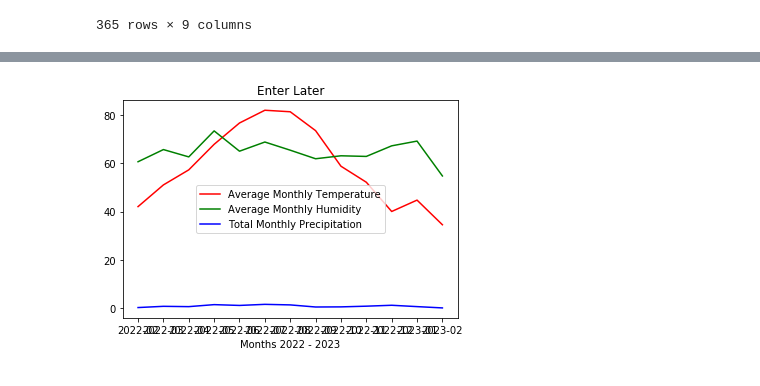
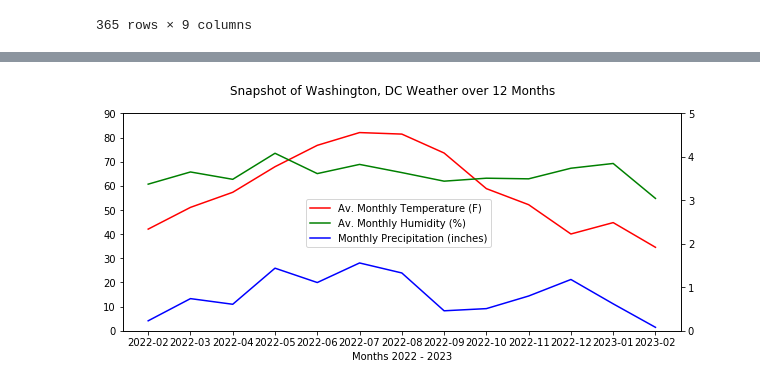
Before and after one commit to b-wild/Project_One_Group_2, a Jupyter notebook: Question_2.ipynb, the cells around one changed output, grey strips where cells are left out. Drawn from its saved outputs; the diff is of its cells as text; code cells hidden in the pictures.

```diff
--- a/Question_2.ipynb
+++ b/Question_2.ipynb
@@ -94,4 +77,4 @@ Name: avgtemp_f, dtype: float64
 # %%
-weather_monthlyH = weather_day.groupby("Year-Month").mean()["avghumidity"]
-weather_monthlyH
+weather_monthlyH = weather_day.groupby("Year-Month").mean()[["avghumidity"]]
+weather_monthlyH.index
 # %% [output]
@@ -113,4 +85,4 @@ Name: avghumidity, dtype: float64
 # %%
-weather_monthlyP = weather_day.groupby("Year-Month").sum()["totalprecip_in"]
+weather_monthlyP = weather_day.groupby("Year-Month").sum()[["totalprecip_in"]]
 weather_monthlyP
 # %% [output]
@@ -132,21 +104,36 @@ Name: totalprecip_in, dtype: float64
 # %%
 #Address question 2 - What are general weather trends in Washington DC for the last year?
+#Plot 1 - Monthly averages
 
 # Create the x-axis
 year_month = weather_monthlyP.index
+
+#Add comment
+fig, ax1 = plt.subplots()
+
+#Add comment
+ax1.set_xlabel("Months 2022 - 2023")
+
 # Plot the monthly averages and monthly total vs year-month
-plt.plot(year_month, weather_monthlyT, color="red", label="Average Monthly Temperature")
-plt.plot(year_month, weather_monthlyH, color="green", label="Average Monthly Humidity")
-plt.plot(year_month, weather_monthlyP, color="blue", label="Total Monthly Precipitation")
+ax1.plot(year_month, weather_monthlyT, color="red", label="Av. Monthly Temperature (F)")
+ax1.plot(year_month, weather_monthlyH, color="green", label="Av. Monthly Humidity (%)")
+plt.ylim(0,90)
 
-# Place a legend on the chart in what matplotlib believes to be the "best" location
-plt.legend(loc="best")
+# instantiate a second axes that shares the same x-axis
+ax2 = ax1.twinx()
 
-plt.title("Enter Later")
-plt.xlabel("Months 2022 - 2023")
-#plt.xticks(np.arange(min(year_month), max(year_month)+1, 1.0))
+ax2.plot(year_month, weather_monthlyP, color="blue", label="Monthly Precipitation (inches)")
+plt.ylim(0,5)
 
-# Print our chart to the screen
+# Place legend and title and resize
+fig.legend(loc="center")
+fig.suptitle("Snapshot of Washington DC Weather over 12 Months")
+fig.set_figwidth(10)
+
+# Print chart to the screen
 plt.show()
+
+#Save figure - Uncomment
+#plt.savefig(".../Resources/Q2Plot1")
 # %% [output]
-[figure, old version]
+[figure, new version]
```
Also changed, not shown: parts of 5 cells of this notebook, 1 other file.
